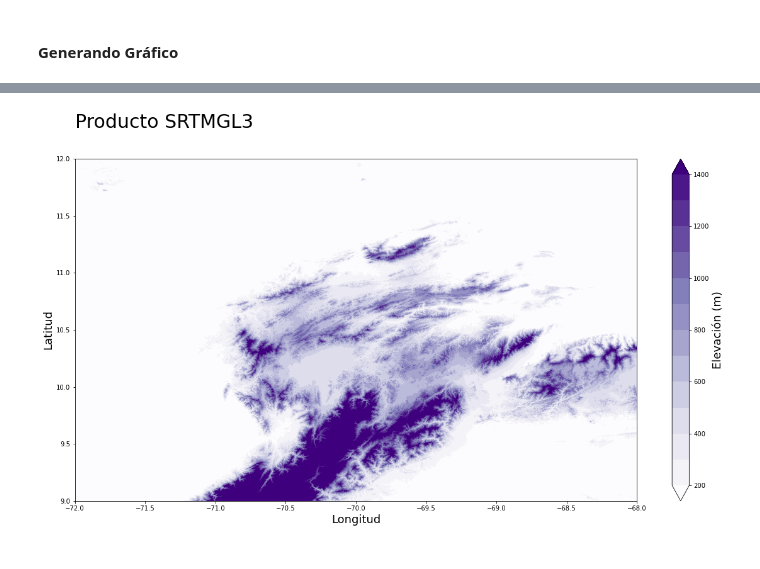
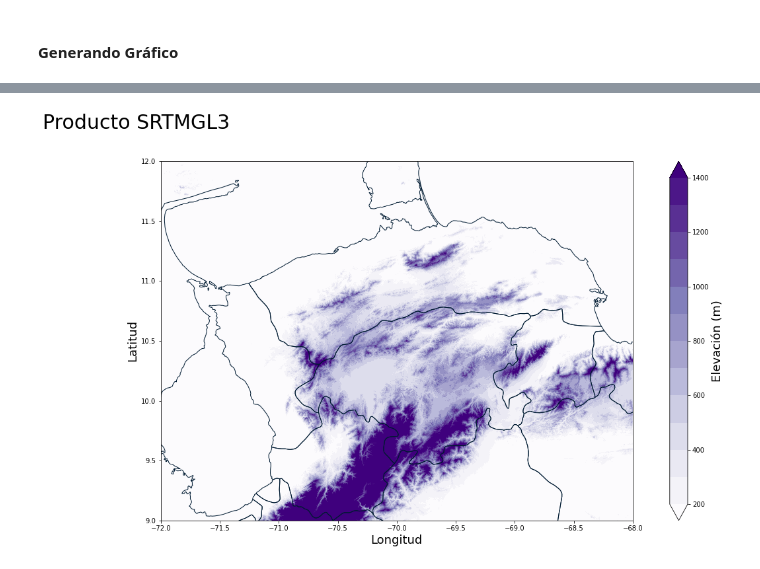
Before and after one commit to esglobe/geet-metview, a Jupyter notebook: 5.2_elevacion_global.ipynb, the cells around one changed output, grey strips where cells are left out. Cells and saved outputs as stored; diff of their text form; code cells hidden in the pictures.

```diff
--- a/5.2_elevacion_global.ipynb
+++ b/5.2_elevacion_global.ipynb
@@ -100,3 +100,7 @@ Attributes:
     units:       ('m',)
 # %% [markdown]
 #### Generando Gráfico
+# %%
+venezuela_poligonos = geopandas.read_file('./venezuela/poligonos/venezuela.shp')
+venezuela_poligonos = venezuela_poligonos.to_crs(rds_elevacion.rio.crs)
+venezuela_poligonos.crs
@@ -102,0 +138,3 @@ Attributes:
+# %%
+venezuela_estados = venezuela_poligonos[venezuela_poligonos.NAME_1.isin(['Barinas','Mérida','Falcón','Zulia','Trujillo','Carabobo','Yaracuy','Lara','Portuguesa','Cojedes'])]
+venezuela_estados.boundary.plot(color='#001B32', linewidth=1)
@@ -103,22 +144,25 @@ Attributes:
 # %%
 # plot
 fig = plt.figure(figsize=(20,10))
 ax = fig.add_subplot(1, 1, 1)
 
+# Raster
 levels=[200,300,400,500,600,700,800,900,1000,1100,1200,1300,1400]
 graf = rds_elevacion.elevacion.plot(cmap='Purples',levels=levels)
 graf.colorbar.set_label('Elevación (m)',fontsize=18)
 ax.add_collection(graf)
 
+# poligonos
+venezuela_estados.boundary.plot(color='#001B32', linewidth=1,ax=ax)
 
 # titulos
 plt.title(f"",fontsize=30,loc='center')
 plt.suptitle("Producto SRTMGL3",ha='left',fontsize=30,x=0.125)
 plt.xlabel("Longitud",loc='center',fontsize=18)
 plt.ylabel("Latitud",loc='center',fontsize=18)
 
 plt.savefig('./cerro_saroche/figuras/nasa_elevacion.png')
 
-#plt.show()
+plt.show()
 # %% [output]
-[figure, old version]
+[figure, new version]
```
Also changed, not shown: parts of 3 cells of this notebook, 8 other files.
